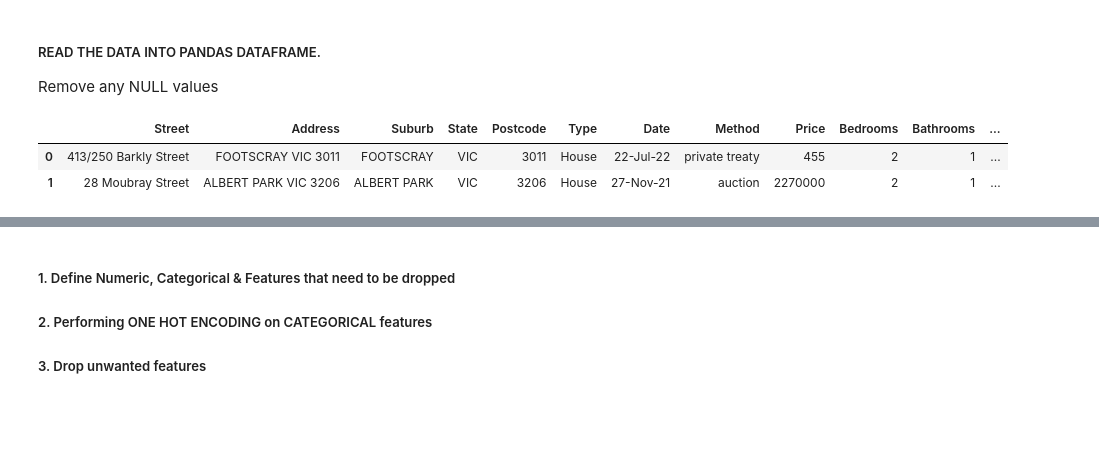
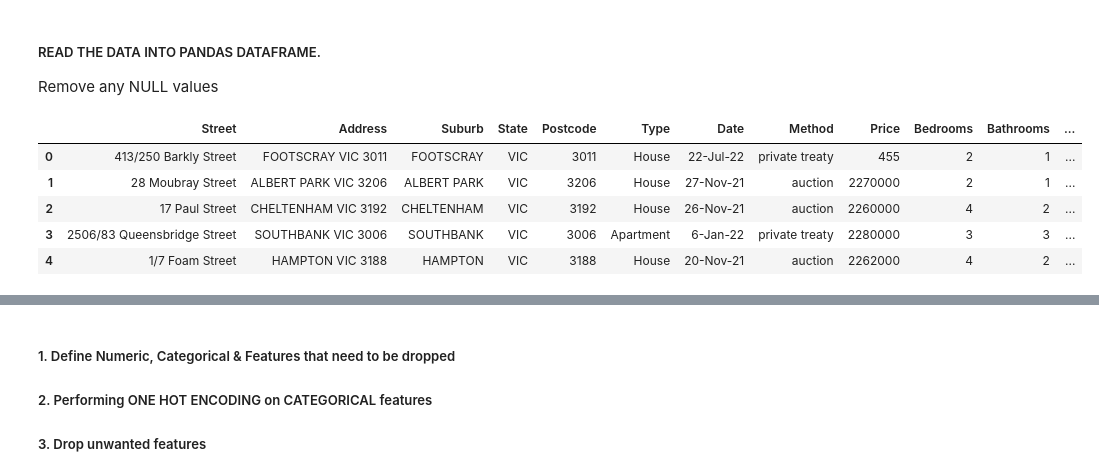
Before and after one commit to think-circle/MLrealestate, a Jupyter notebook: Price Estimator.ipynb, the cells around one changed output, grey strips where cells are left out. Cells and saved outputs as stored; diff of their text form; code cells hidden in the pictures; blank space fills up the shorter version.

```diff
--- a/Price Estimator.ipynb
+++ b/Price Estimator.ipynb
@@ -38,15 +40,18 @@ from scipy import stats
 # %%
 # Import data from CSV into pandas DF
-df= pd.read_csv('data/Melbourne/Melbourne_area.csv')
+df= pd.read_csv(f"data/{city}/{city}_area.csv")
 # Check if there any NULL or NaN values
 df.isnull().sum()
 # Drop any NA values
 df = df.dropna(how='any',axis=0)
 # Check that there is no longer Null values
 df.isnull().sum()
 # Look at DF to get a feel of data
-df.head(2)
+df.head()
 # %% [output]
 |  | Street | Address | Suburb | State | Postcode | Type | Date | Method | Price | Bedrooms | Bathrooms | ... |
 | 0 | 413/250 Barkly Street | FOOTSCRAY VIC 3011 | FOOTSCRAY | VIC | 3011 | House | 22-Jul-22 | private treaty | 455 | 2 | 1 | ... |
 | 1 | 28 Moubray Street | ALBERT PARK VIC 3206 | ALBERT PARK | VIC | 3206 | House | 27-Nov-21 | auction | 2270000 | 2 | 1 | ... |
+| 2 | 17 Paul Street | CHELTENHAM VIC 3192 | CHELTENHAM | VIC | 3192 | House | 26-Nov-21 | auction | 2260000 | 4 | 2 | ... |
+| 3 | 2506/83 Queensbridge Street | SOUTHBANK VIC 3006 | SOUTHBANK | VIC | 3006 | Apartment | 6-Jan-22 | private treaty | 2280000 | 3 | 3 | ... |
+| 4 | 1/7 Foam Street | HAMPTON VIC 3188 | HAMPTON | VIC | 3188 | House | 20-Nov-21 | auction | 2262000 | 4 | 2 | ... |
```
Also changed, not shown: parts of 20 cells of this notebook, 16 other files.
